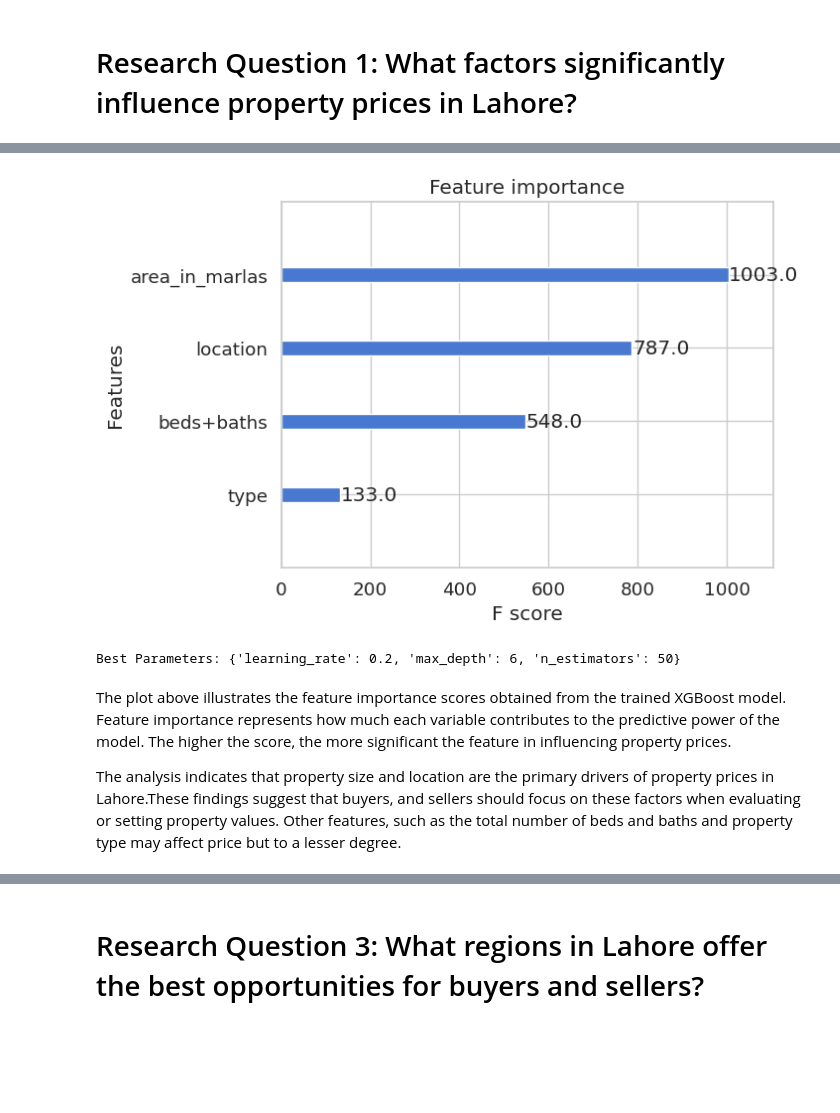
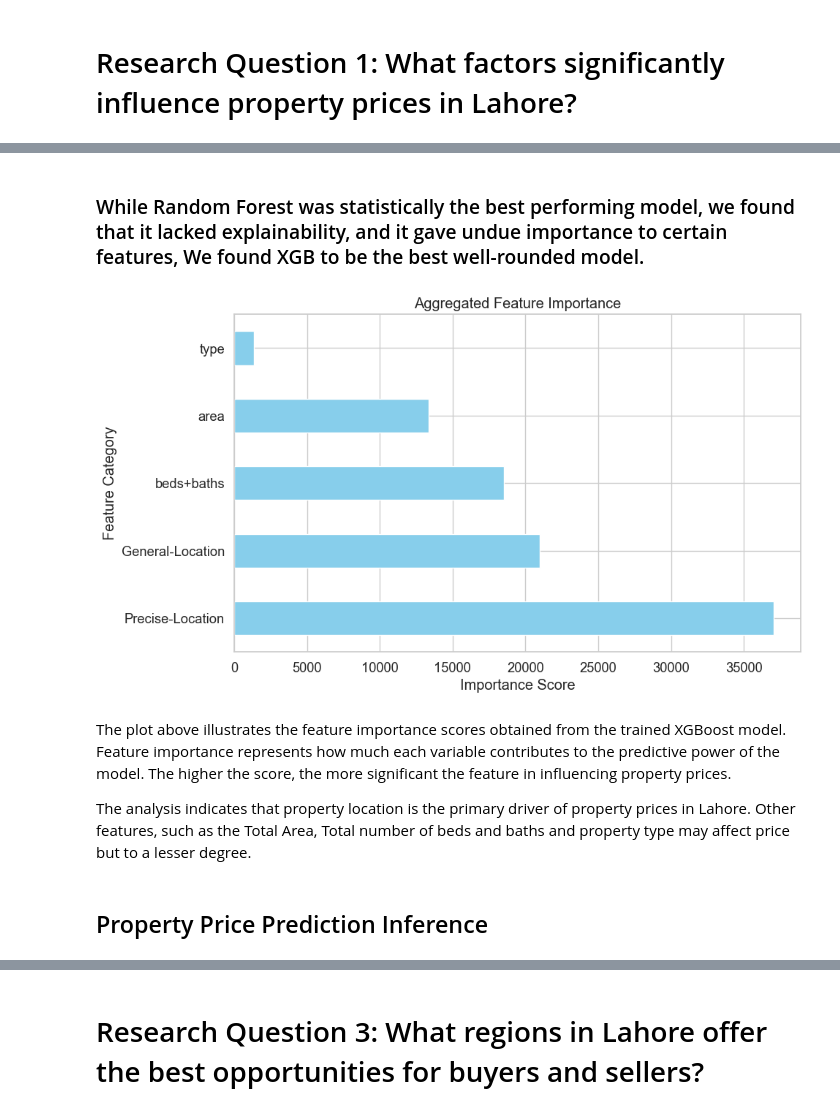
Before and after one commit to potatobox1/Data_Science_Project, a Jupyter notebook: analysis.ipynb, the cells around one changed output, grey strips where cells are left out. Saved outputs shown, nothing was run; the diff lists cells and outputs as text; code cells hidden in the pictures; blank space fills up the shorter version.

Commit message:
Improved ML models

```diff
--- a/analysis.ipynb
+++ b/analysis.ipynb
@@ -454,9 +452,3 @@ display(m)
 [interactive output not drawn]
 # %% [markdown]
 # Research Question 1: What factors significantly influence property prices in Lahore?
-# %%
-from sklearn.preprocessing import LabelEncoder
-
-le = LabelEncoder()
-df_cleaned['type'] = le.fit_transform(df_cleaned['type'])
-df_cleaned['location'] = le.fit_transform(df_cleaned['location'])
@@ -475,8 +477,8 @@ X_train = X_train.drop(columns=['latitude', 'longitude'])
 X_test = X_test.drop(columns=['latitude', 'longitude'])
 
 
-X_train = X_train.drop(columns=['baths', 'beds','location_precise','area'])
-X_test = X_test.drop(columns=['baths', 'beds','location_precise','area'])
+X_train = X_train.drop(columns=['baths', 'beds','area'])
+X_test = X_test.drop(columns=['baths', 'beds', 'area'])
 # %%
 # #dropping irrelevant columns
 X_train = X_train.drop(columns=['description'])
@@ -486,6 +574,7 @@ X_test = X_test.drop(columns=['purpose'])
 # %%
 import xgboost as xgb
 from sklearn.metrics import mean_squared_error
+import gradio as gr
 
 # Convert datasets to DMatrix
 train_dmatrix = xgb.DMatrix(data=X_train, label=y_train)
@@ -494,13 +583,17 @@ test_dmatrix = xgb.DMatrix(data=X_test, label=y_test)
 # Model parameters
 params = {
     "objective": "reg:squarederror",  # Regression objective
-    "max_depth": 4,
-    "learning_rate": 0.2,
-    "n_estimators": 100,
+    "max_depth": 50,
+    "learning_rate": 0.1,
+    "n_estimators": 50,
 }
 
 # Training the model
-model = xgb.train(params, train_dmatrix, num_boost_round=200)
+model = xgb.train(params, train_dmatrix, num_boost_round=100)
 
 # Predictions
 preds = model.predict(test_dmatrix)
+
+#Calculating Error metrics
+print("XGB")
+print_metrics(y_test, preds)
@@ -517,27 +607,31 @@ Mean Absolute Percentage Error (MAPE): 0.2147737085065766
-# %%
-# Feature importance
-import matplotlib.pyplot as plt
-
-xgb.plot_importance(model)
-plt.show()
-
-# Hyperparameter tuning
-from sklearn.model_selection import GridSearchCV
-xgb_model = xgb.XGBRegressor()
-
-params_grid = {
-    'max_depth': [4, 6, 8],
-    'learning_rate': [0.01, 0.1, 0.2],
-    'n_estimators': [50, 100, 200],
-}
-
-grid_search = GridSearchCV(estimator=xgb_model, param_grid=params_grid, scoring='neg_mean_squared_error', cv=3)
-grid_search.fit(X_train, y_train)
-print(f"Best Parameters: {grid_search.best_params_}") ## trained my model using these parameters
-# %% [output]
-[figure, removed]
-Best Parameters: {'learning_rate': 0.2, 'max_depth': 6, 'n_estimators': 50}
+# %% [markdown]
+### While Random Forest was statistically the best performing model, we found that it lacked explainability, and it gave undue importance to certain features, We found XGB to be the best well-rounded model. ###
+# %%
+#Calculating Error metrics
+
+feature_importances = model.get_score(importance_type='weight')
+# Convert feature importances into a DataFrame
+importance_df = pd.DataFrame(list(feature_importances.items()), columns=['Feature', 'Importance'])
+
+
+importance_df['Category'] = importance_df['Feature'].str.split('_').str[0]  # Extract category
+category_importance = (
+    importance_df.groupby('Category')['Importance']
+    .sum()
+    .sort_values(ascending=False)
+)
+
+# Plot aggregated feature importance
+plt.figure(figsize=(10, 6))
+category_importance.head(10).plot(kind='barh', color='skyblue', title="Aggregated Feature Importance")
+plt.xlabel("Importance Score")
+plt.ylabel("Feature Category")
+plt.show()
+# %% [output]
+[figure, added]
 # %% [markdown]
 The plot above illustrates the feature importance scores obtained from the trained XGBoost model. Feature importance represents how much each variable contributes to the predictive power of the model. The higher the score, the more significant the feature in influencing property prices.
 
-The analysis indicates that property size and location are the primary drivers of property prices in Lahore.These findings suggest that buyers, and sellers should focus on these factors when evaluating or setting property values. Other features, such as the total number of beds and baths and property type may affect price but to a lesser degree.
+The analysis indicates that property location is the primary driver of property prices in Lahore. Other features, such as the Total Area, Total number of beds and baths and property type may affect price but to a lesser degree.
+# %% [markdown]
+## Property Price Prediction Inference ##
```
Also changed, not shown: parts of 21 cells of this notebook.
